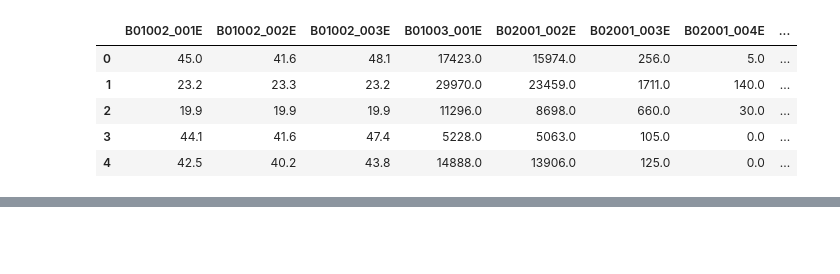
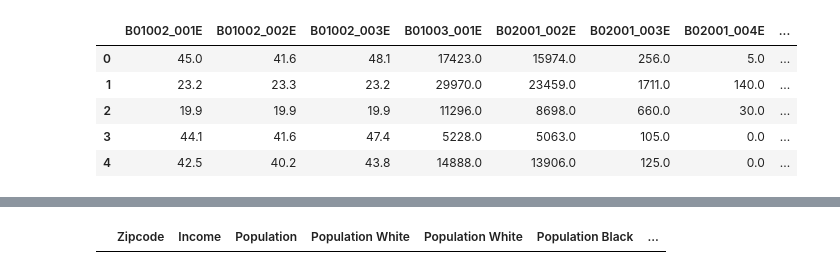
Before and after one commit to EJohnson7/Project-1, a Jupyter notebook: Fitness.ipynb, the cells around one changed output, grey strips where cells are left out. Saved outputs shown, nothing was run; the diff lists cells and outputs as text; code cells hidden in the pictures; blank space fills up the shorter version.

```diff
--- a/Fitness.ipynb
+++ b/Fitness.ipynb
@@ -76,3 +88,17 @@ census_pd.head()
 # Save as a csv
 # Note to avoid any issues later, use encoding="utf-8"
 census_pd.to_csv("census_data.csv", encoding="utf-8", index=False)
+# %%
+#To select rows whose column value is in list
+Zip_code = [33114, 33002, 33018, 33017, 33016, 33015, 33014, 33013, 33012, 33011, 33010, 33092,
+         33090, 33039, 33035, 33034, 33031, 33032, 33030, 33033, 33149, 33181, 33182, 33183,
+         33184, 33185, 33186, 33187, 33188, 33189, 33190, 33180, 33179, 33178, 33166, 33167,
+         33168, 33169, 33172, 33173, 33174, 33175, 33176, 33177, 33165, 33193, 33194, 33247,
+         33255, 33256, 33257, 33261, 33265, 33266, 33269, 33280, 33283, 33245, 33243, 33242,
+         33196, 33197, 33199, 33206, 33222, 33231, 33233, 33234, 33238, 33299, 33296, 33164,
+         33101, 33130, 33131, 33132, 33133, 33134, 33135, 33136, 33137, 33138, 33129, 33128,
+         33127, 33102, 33106, 33111, 33112, 33116, 33122, 33124, 33125, 33126, 33170, 33156,
+         33158, 33157, 33161, 33155, 33162, 33153, 33152, 33151, 33150, 33163, 33142, 33143,
+         33144, 33145, 33146, 33147, 33159, 33109, 33139, 33141, 33154, 33140, 33119, 33239,
+         33056, 33160, 33055, 33054]
+census_pd.Zipcode.isin(Zip_code)
@@ -78,0 +123,5 @@ census_pd.to_csv("census_data.csv", encoding="utf-8", index=False)
+# %%
+census_pd= census_pd[census_pd.Zipcode.isin(Zip_code)]
+census_pd
+# %% [output]
+|  | Zipcode | Income | Population | Population White | Population White | Population Black | ... |
```
Also changed, not shown: parts of 7 cells of this notebook.
